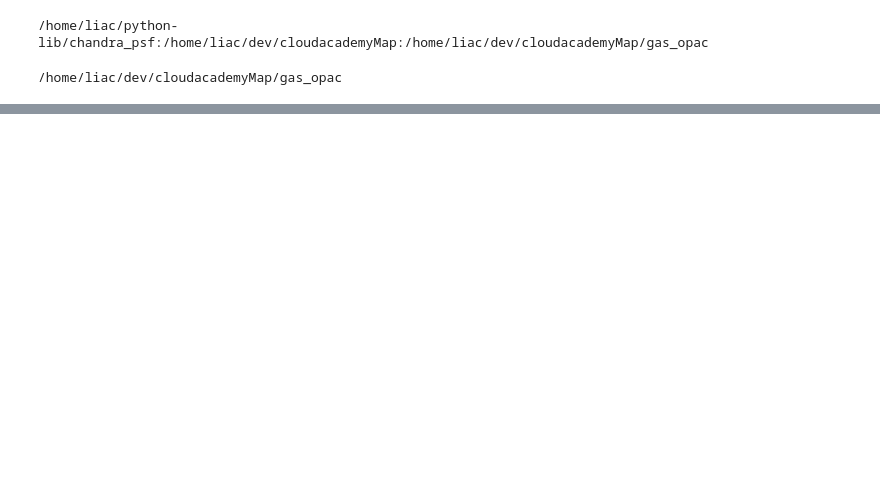
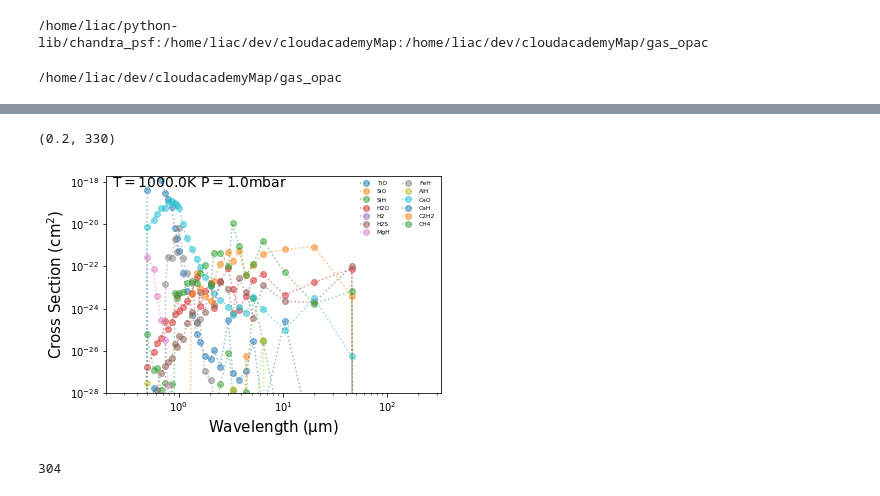
Before and after one commit to eblur/cloudacademyMap, a Jupyter notebook: notebooks/test_gas_opac.ipynb, the cells around one changed output, grey strips where cells are left out. Drawn from its saved outputs; the diff is of its cells as text; code cells hidden in the pictures; blank space fills up the shorter version.

```diff
--- a/notebooks/test_gas_opac.ipynb
+++ b/notebooks/test_gas_opac.ipynb
@@ -57,0 +139,16 @@ CO2 done
+# %%
+# An example file to work from. I hope all of the reported columns are the same
+PHI, THETA = -180, 0
+
+# Get gas information
+thermo = load_out3('thermo', PHI, THETA)
+
+# Get wavelengths for later
+wavel = load_out3('wavel', PHI, THETA)
+# %%
+thermo_gas = []
+for k in thermo.keys():
+    x = k.split('n_')
+    if len(x) == 2:
+        thermo_gas.append(x[1])
+print(thermo_gas)
@@ -57,0 +157,9 @@ CO2 done
+# %%
+# Gases in static_weather model that are also in Ryan's opacity library
+gases, gases_missing = [], []
+for g in thermo_gas:
+    if g in RMcD_gas_upper:
+        ig = np.where(RMcD_gas_upper == g)[0]
+        gases.append(RMcD_gas[ig][0])
+    else:
+        gases_missing.append(g)
@@ -57,0 +183,3 @@ CO2 done
+# %%
+%%time
+sw_xsects = demo.Extract_opacity(np.array(gases), P, T, wavel, opacity_treatment)
@@ -57,0 +203,11 @@ CO2 done
+# %%
+plot_opacity(np.array(gases), sw_xsects, P, T, wavel, marker='o', ls=':', alpha=0.5)
+plt.semilogx()
+plt.xlim(0.2, 330)
+# %% [output]
+(0.2, 330)
+[figure, added]
+# %%
+len(thermo['p'])
+# %% [output]
+304
```
Also changed, not shown: parts of 20 cells of this notebook.
